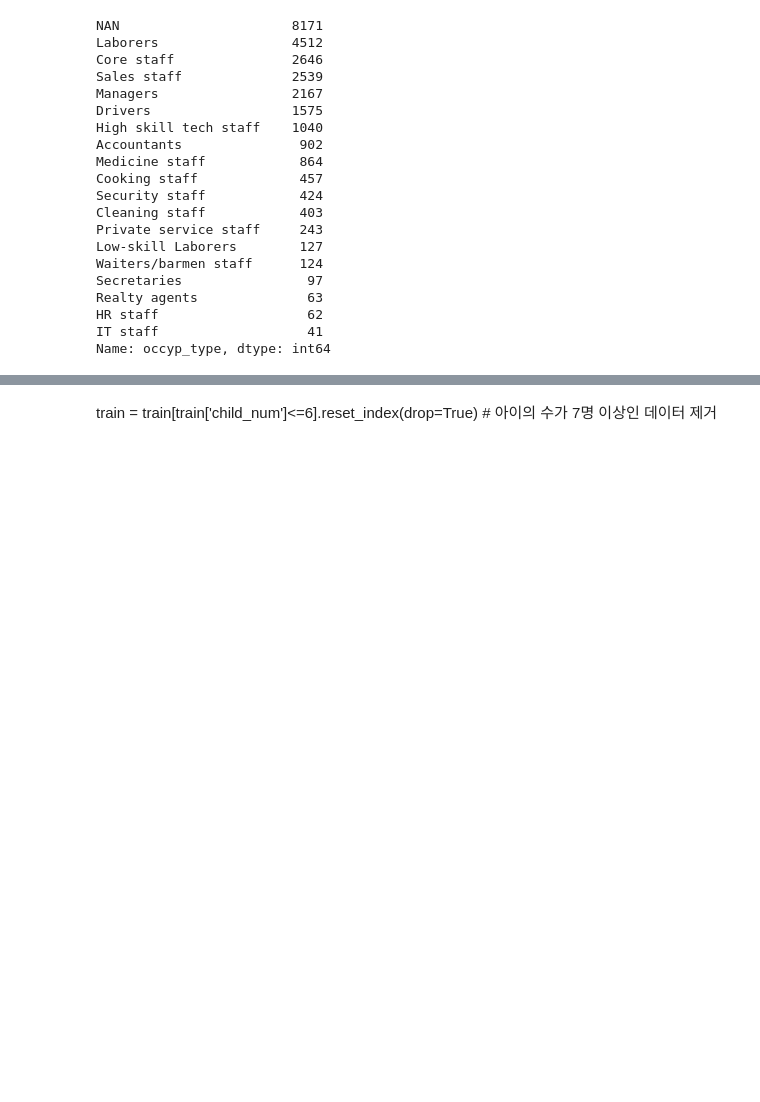
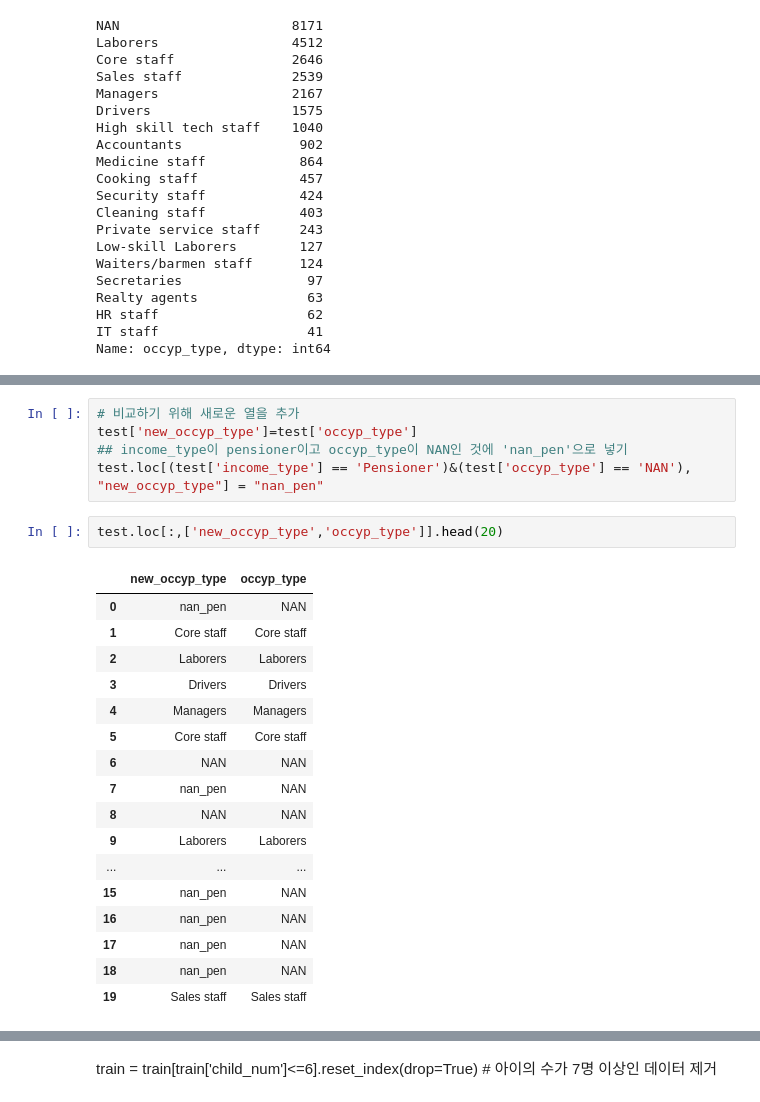
Before and after one commit to AIdward/predict-card-delay-users, a Jupyter notebook: only_lgbm_new.ipynb, the cells around one changed output, grey strips where cells are left out. Cells and saved outputs as stored; diff of their text form; blank space fills up the shorter version.

```diff
--- a/only_lgbm_new.ipynb
+++ b/only_lgbm_new.ipynb
@@ -229 +225,26 @@ train.loc[(train['income_type'] == 'Pensioner')&(train['occyp_type'] == 'NAN'),
+# %%
+# 비교하기 위해 새로운 열을 추가
+test['new_occyp_type']=test['occyp_type']
+## income_type이 pensioner이고 occyp_type이 NAN인 것에 'nan_pen'으로 넣기
+test.loc[(test['income_type'] == 'Pensioner')&(test['occyp_type'] == 'NAN'), "new_occyp_type"] = "nan_pen"
+# %%
+test.loc[:,['new_occyp_type','occyp_type']].head(20)
+# %% [output]
+|  | new_occyp_type | occyp_type |
+| 0 | nan_pen | NAN |
+| 1 | Core staff | Core staff |
+| 2 | Laborers | Laborers |
+| 3 | Drivers | Drivers |
+| 4 | Managers | Managers |
+| 5 | Core staff | Core staff |
+| 6 | NAN | NAN |
+| 7 | nan_pen | NAN |
+| 8 | NAN | NAN |
+| 9 | Laborers | Laborers |
+| ... | ... | ... |
+| 15 | nan_pen | NAN |
+| 16 | nan_pen | NAN |
+| 17 | nan_pen | NAN |
+| 18 | nan_pen | NAN |
+| 19 | Sales staff | Sales staff |
 # %%
```
Also changed, not shown: parts of 20 cells of this notebook, 2 other files.
